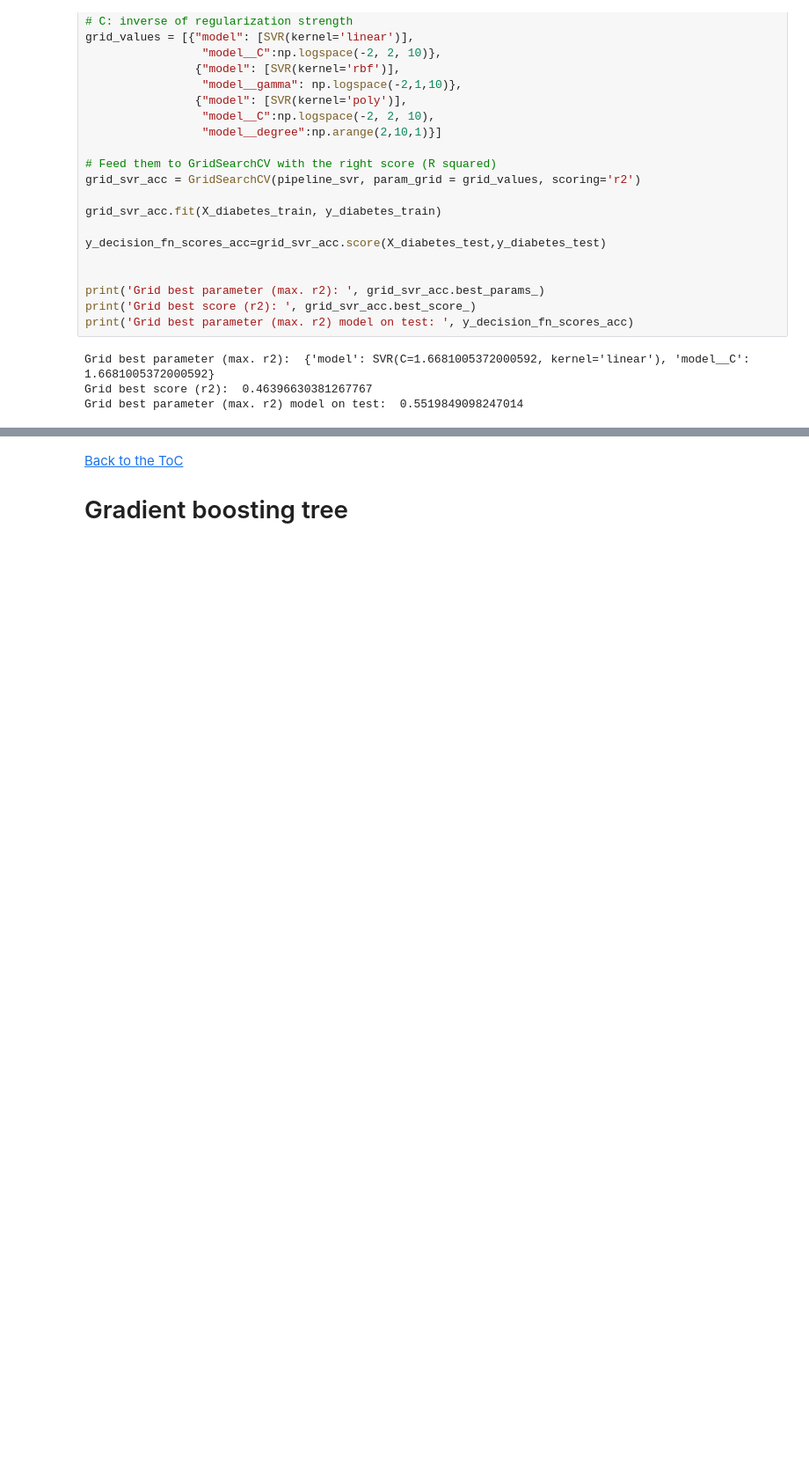
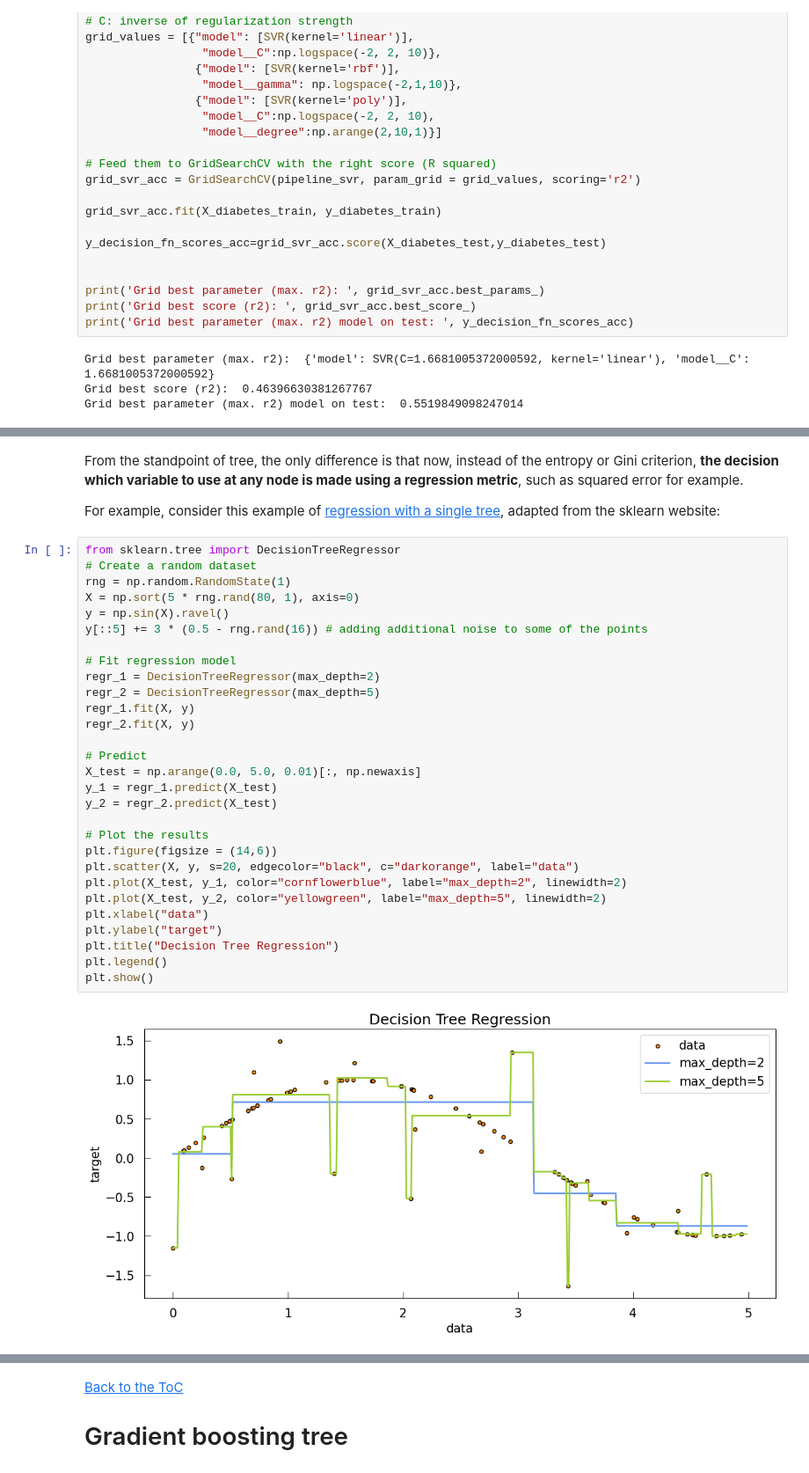
Before and after one commit to sib-swiss/intro-machine-learning-training, a Jupyter notebook: python_notebooks/Chapter_5_Machine_Learning_for_regression.ipynb, the cells around one changed output, grey strips where cells are left out. Shown at 88% size. Saved outputs shown, nothing was run; the diff lists cells and outputs as text; blank space fills up the shorter version.

Commit message:
update of nb03,04,05 - better imbalance presentation + RF regression

```diff
--- a/python_notebooks/Chapter_5_Machine_Learning_for_regression.ipynb
+++ b/python_notebooks/Chapter_5_Machine_Learning_for_regression.ipynb
@@ -831,0 +918,35 @@ Features sorted per importance:
+# %% [markdown]
+From the standpoint of tree, the only difference is that now, instead of the entropy or Gini criterion, **the decision which variable to use at any node is made using a regression metric**, such as squared error for example.
+
+For example, consider this example of [regression with a single tree](https://scikit-learn.org/stable/auto_examples/tree/plot_tree_regression.html), adapted from the sklearn website:
+# %%
+from sklearn.tree import DecisionTreeRegressor
+# Create a random dataset
+rng = np.random.RandomState(1)
+X = np.sort(5 * rng.rand(80, 1), axis=0)
+y = np.sin(X).ravel()
+y[::5] += 3 * (0.5 - rng.rand(16)) # adding additional noise to some of the points
+
+# Fit regression model
+regr_1 = DecisionTreeRegressor(max_depth=2)
+regr_2 = DecisionTreeRegressor(max_depth=5)
+regr_1.fit(X, y)
+regr_2.fit(X, y)
+
+# Predict
+X_test = np.arange(0.0, 5.0, 0.01)[:, np.newaxis]
+y_1 = regr_1.predict(X_test)
+y_2 = regr_2.predict(X_test)
+
+# Plot the results
+plt.figure(figsize = (14,6))
+plt.scatter(X, y, s=20, edgecolor="black", c="darkorange", label="data")
+plt.plot(X_test, y_1, color="cornflowerblue", label="max_depth=2", linewidth=2)
+plt.plot(X_test, y_2, color="yellowgreen", label="max_depth=5", linewidth=2)
+plt.xlabel("data")
+plt.ylabel("target")
+plt.title("Decision Tree Regression")
+plt.legend()
+plt.show()
+# %% [output]
+[figure, added]
```
Also changed, not shown: parts of 38 cells of this notebook, 8 other files.
